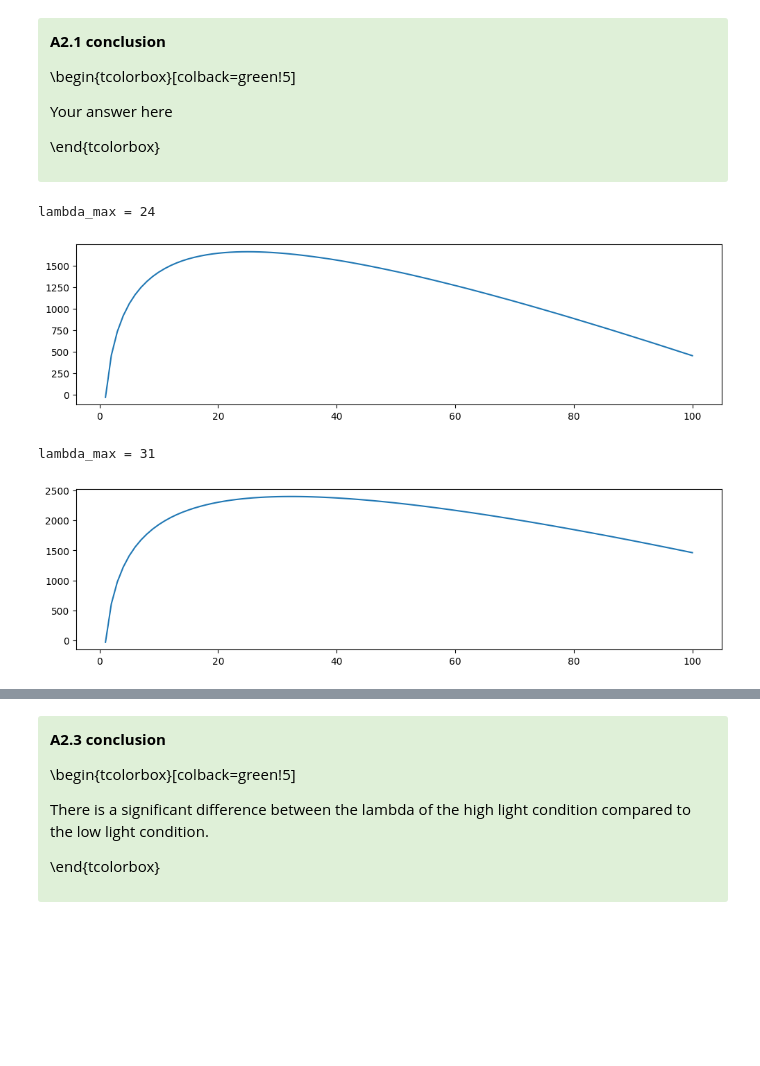
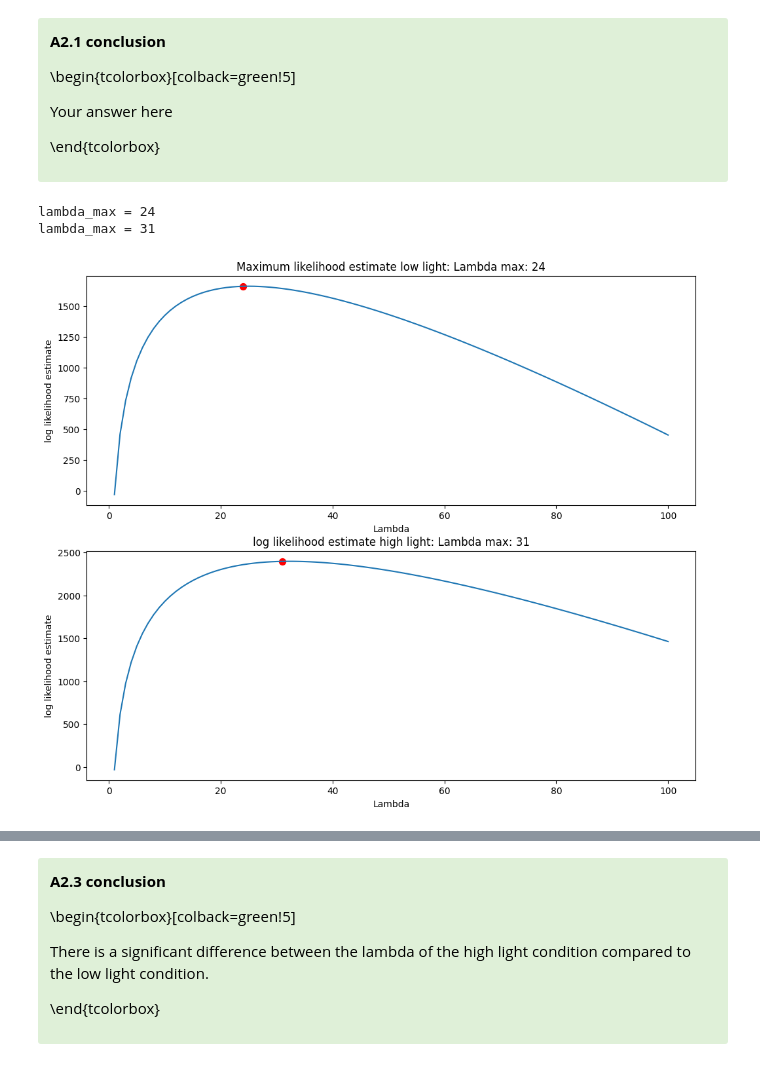
Before and after one commit to RobbeDeMuynck/CN_practicals, a Jupyter notebook: Module 2/Ex2/Module2_Ex2_Group7.ipynb, the cells around one changed output, grey strips where cells are left out. Cells and saved outputs as stored; diff of their text form; code cells hidden in the pictures; blank space fills up the shorter version.

```diff
--- a/Module 2/Ex2/Module2_Ex2_Group7.ipynb
+++ b/Module 2/Ex2/Module2_Ex2_Group7.ipynb
@@ -365,40 +373,49 @@ Your answer here
 # log_likelihood_high (for your log_likelihood model, high light)
 
 # max_likelihood_lambda_low (for the optimal lambda value, low light)
 # max_likelihood_lambda_high (for the optimal lambda value, high light)
 
 ######################
 ##  Q2.2 solution   ##
 ######################
 
 def calc_log_likelihood(ISI):
 
     N = len(ISI)
 
     ISI_sum = np.sum(ISI)
     log_likelihood = [N*np.log(Lambda) - Lambda*ISI_sum for Lambda in Lambdas]
     max_likelihood_lambda = np.argmax(log_likelihood)
 
 
 
     return log_likelihood, max_likelihood_lambda
 
 
 Lambdas = np.linspace(1, 100, 100)
 
 log_likelihood_low, max_likelihood_lambda_low = calc_log_likelihood(ISI_low)
 log_likelihood_high, max_likelihood_lambda_high = calc_log_likelihood(ISI_high)
 print('lambda_max = {}'.format(max_likelihood_lambda_low))
-plt.plot(Lambdas, log_likelihood_low)
+
+fig, (ax1,ax2) = plt.subplots(2,1,figsize=(12,10))
+ax1.plot(Lambdas, log_likelihood_low)
+ax1.scatter(max_likelihood_lambda_low, log_likelihood_low[max_likelihood_lambda_low],s=50,color='r')
+ax1.set_xlabel('Lambda')
+ax1.set_ylabel('log likelihood estimate')
+ax1.set_title('Maximum likelihood estimate low light: Lambda max: {}'.format(max_likelihood_lambda_low))
+print('lambda_max = {}'.format(max_likelihood_lambda_high))
+ax2.plot(Lambdas, log_likelihood_high)
+ax2.scatter(max_likelihood_lambda_high, log_likelihood_high[max_likelihood_lambda_high],s=50,color='r')
+ax2.set_xlabel('Lambda')
+ax2.set_ylabel('log likelihood estimate')
+ax2.set_title('log likelihood estimate high light: Lambda max: {}'.format(max_likelihood_lambda_high))
+
 plt.show()
-print('lambda_max = {}'.format(max_likelihood_lambda_high))
-plt.plot(Lambdas, log_likelihood_high)
-plt.show()
 # %% [output]
 lambda_max = 24
+lambda_max = 31
-[figure, old version]
+[figure, new version]
-lambda_max = 31
-[figure, removed]
 # %%
 # use the following parameters:
 # N_all (N_low + N_high)
```
Also changed, not shown: parts of 6 cells of this notebook.
